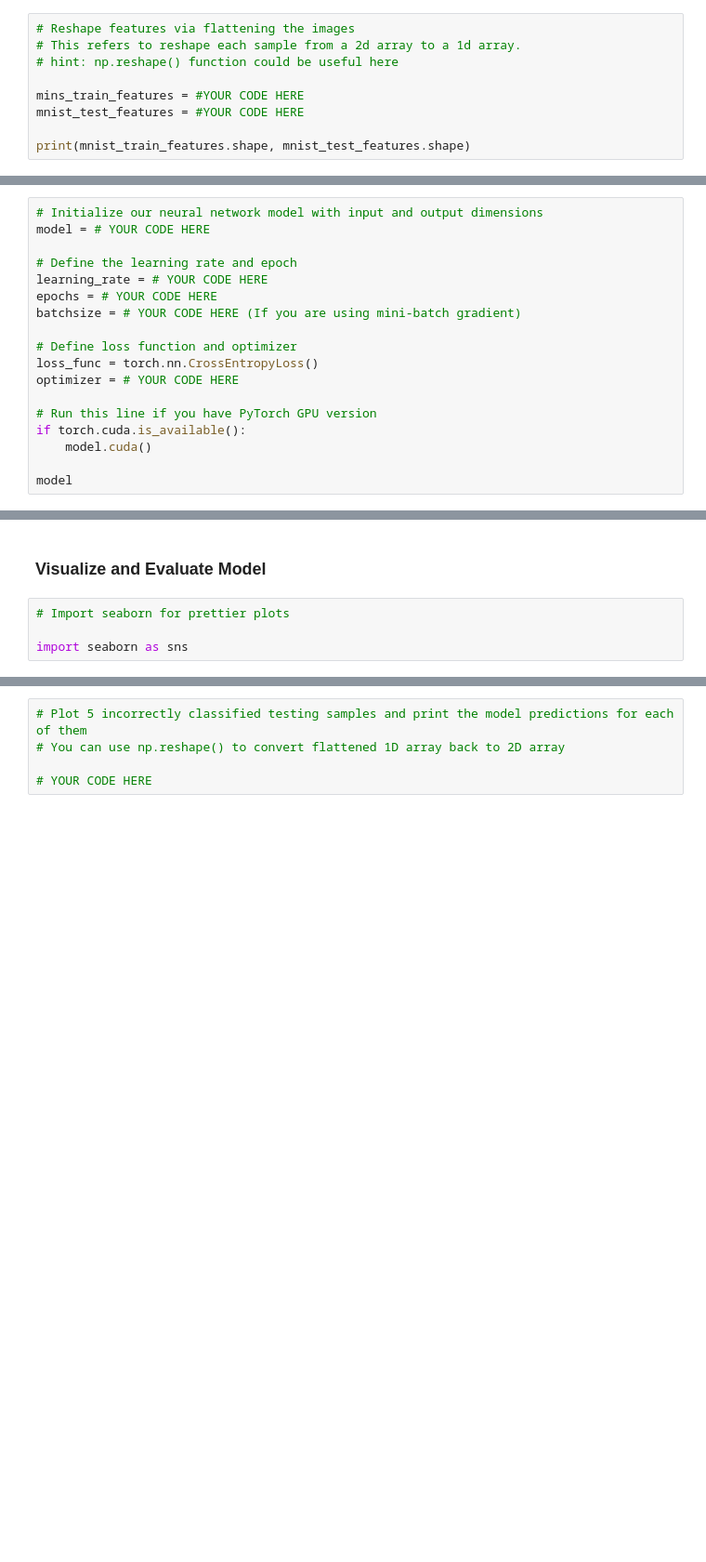
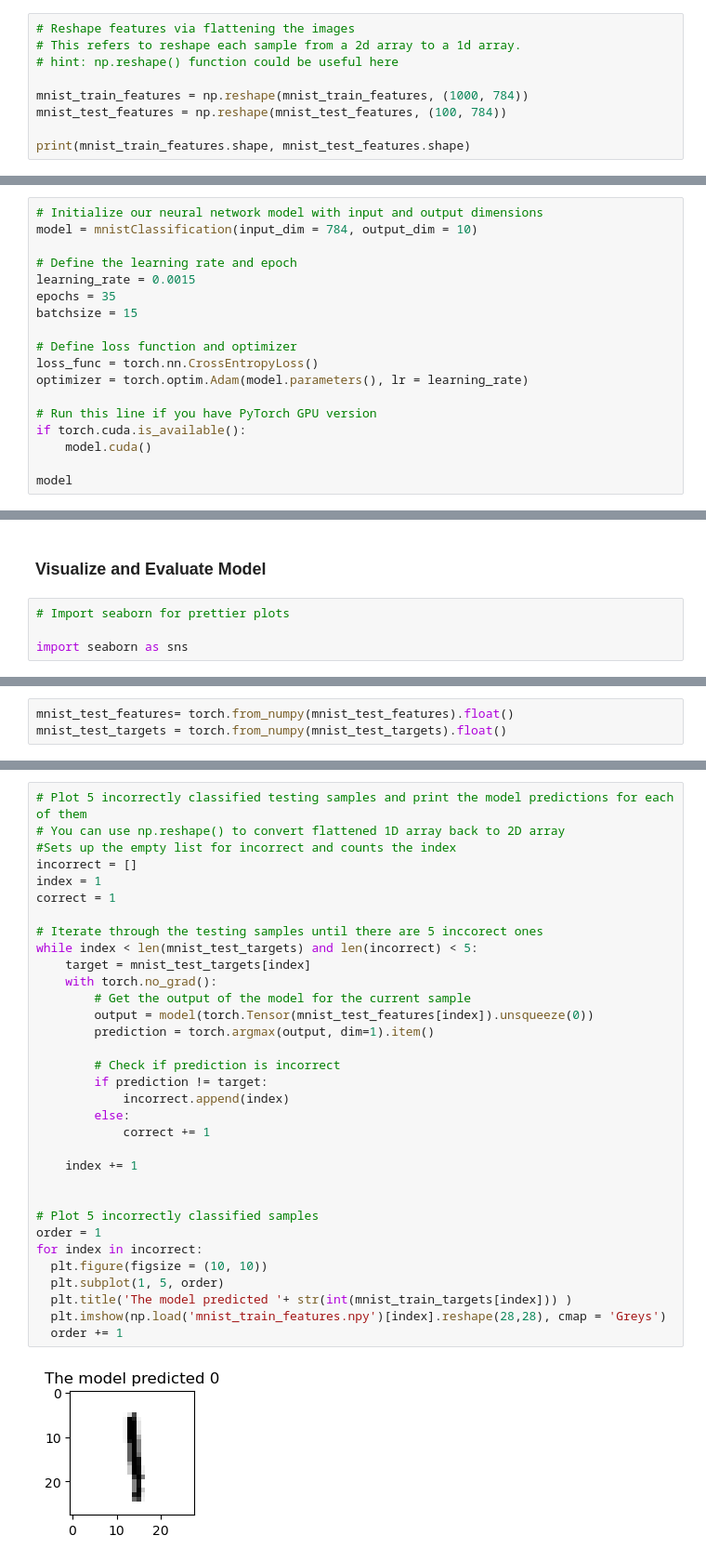
Before and after one commit to qxie44/phys417HuiXie, a Jupyter notebook: Lab3/Lab3.ipynb, the cells around one changed output, grey strips where cells are left out. Shown at 93% size. Drawn from its saved outputs; the diff is of its cells as text; blank space fills up the shorter version.

```diff
--- a/Lab3/Lab3.ipynb
+++ b/Lab3/Lab3.ipynb
@@ -56,7 +60,7 @@ plt.imshow(mnist_train_features[2], cmap = 'Greys')
 # This refers to reshape each sample from a 2d array to a 1d array.
 # hint: np.reshape() function could be useful here
 
-mins_train_features = #YOUR CODE HERE
-mnist_test_features = #YOUR CODE HERE
+mnist_train_features = np.reshape(mnist_train_features, (1000, 784))
+mnist_test_features = np.reshape(mnist_test_features, (100, 784))
 
 print(mnist_train_features.shape, mnist_test_features.shape)
@@ -93,16 +104,16 @@ class mnistClassification(torch.nn.Module):
 ### Define Hyperparameters
 # %%
 # Initialize our neural network model with input and output dimensions
-model = # YOUR CODE HERE
+model = mnistClassification(input_dim = 784, output_dim = 10)
 
 # Define the learning rate and epoch
-learning_rate = # YOUR CODE HERE
-epochs = # YOUR CODE HERE
-batchsize = # YOUR CODE HERE (If you are using mini-batch gradient)
+learning_rate = 0.0015
+epochs = 35
+batchsize = 15
 
 # Define loss function and optimizer
 loss_func = torch.nn.CrossEntropyLoss()
-optimizer = # YOUR CODE HERE
+optimizer = torch.optim.Adam(model.parameters(), lr = learning_rate)
 
 # Run this line if you have PyTorch GPU version
 if torch.cuda.is_available():
@@ -163,2 +222,5 @@ sns.despine()
+# %%
+mnist_test_features= torch.from_numpy(mnist_test_features).float()
+mnist_test_targets = torch.from_numpy(mnist_test_targets).float()
 # %%
 # Compute the testing accuracy
@@ -167,5 +236,35 @@ sns.despine()
 # %%
 # Plot 5 incorrectly classified testing samples and print the model predictions for each of them
 # You can use np.reshape() to convert flattened 1D array back to 2D array
+#Sets up the empty list for incorrect and counts the index
+incorrect = []
+index = 1
+correct = 1
 
-# YOUR CODE HERE
+# Iterate through the testing samples until there are 5 inccorect ones
+while index < len(mnist_test_targets) and len(incorrect) < 5:
+    target = mnist_test_targets[index]
+    with torch.no_grad():
+        # Get the output of the model for the current sample
+        output = model(torch.Tensor(mnist_test_features[index]).unsqueeze(0))
+        prediction = torch.argmax(output, dim=1).item()
+
+        # Check if prediction is incorrect
+        if prediction != target:
+            incorrect.append(index)
+        else:
+            correct += 1
+
+    index += 1
+
+
+# Plot 5 incorrectly classified samples
+order = 1
+for index in incorrect:
+  plt.figure(figsize = (10, 10))
+  plt.subplot(1, 5, order)
+  plt.title('The model predicted '+ str(int(mnist_train_targets[index])) )
+  plt.imshow(np.load('mnist_train_features.npy')[index].reshape(28,28), cmap = 'Greys')
+  order += 1
+# %% [output]
+[figure, added]
```
Also changed, not shown: parts of 14 cells of this notebook, 7 other files.
